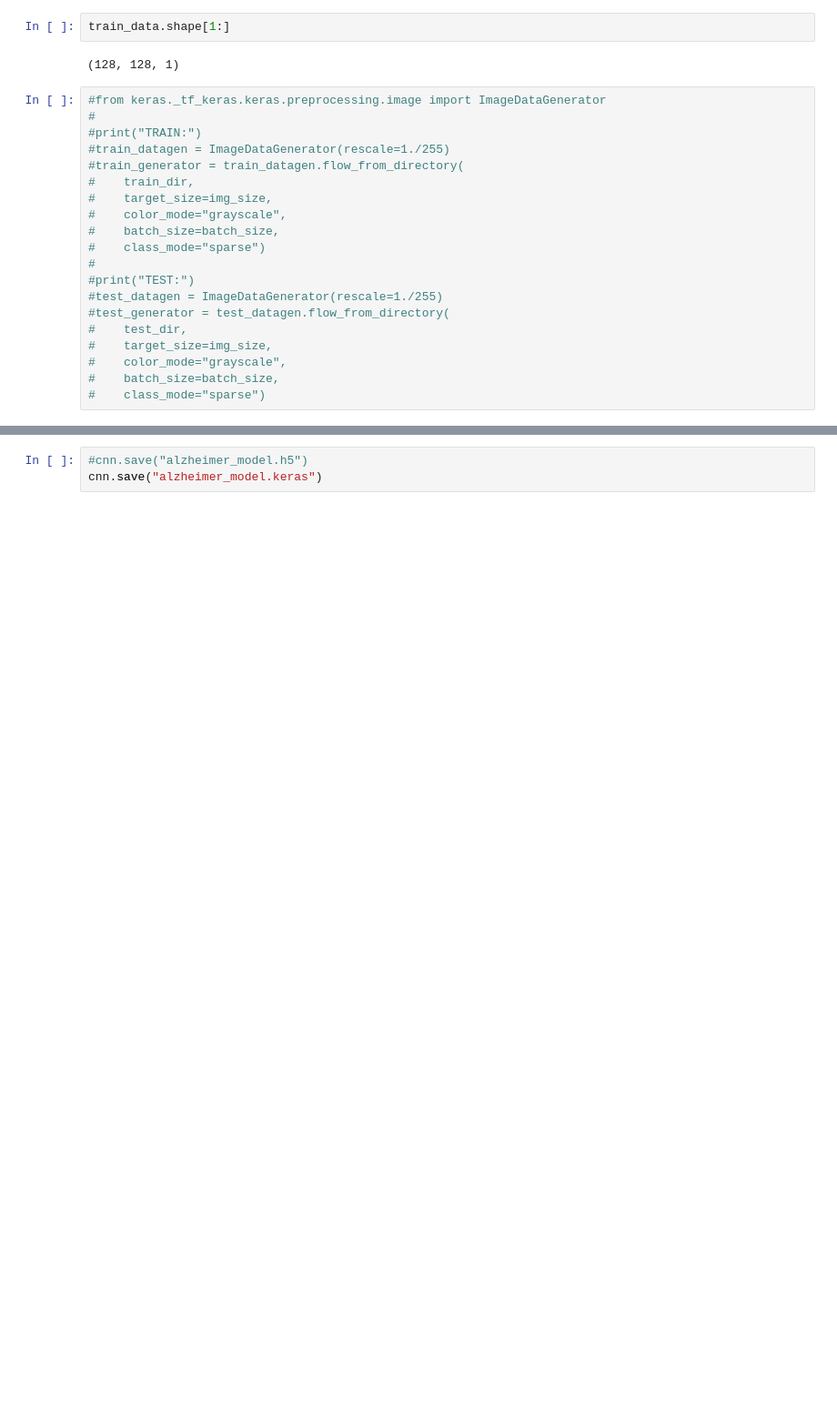
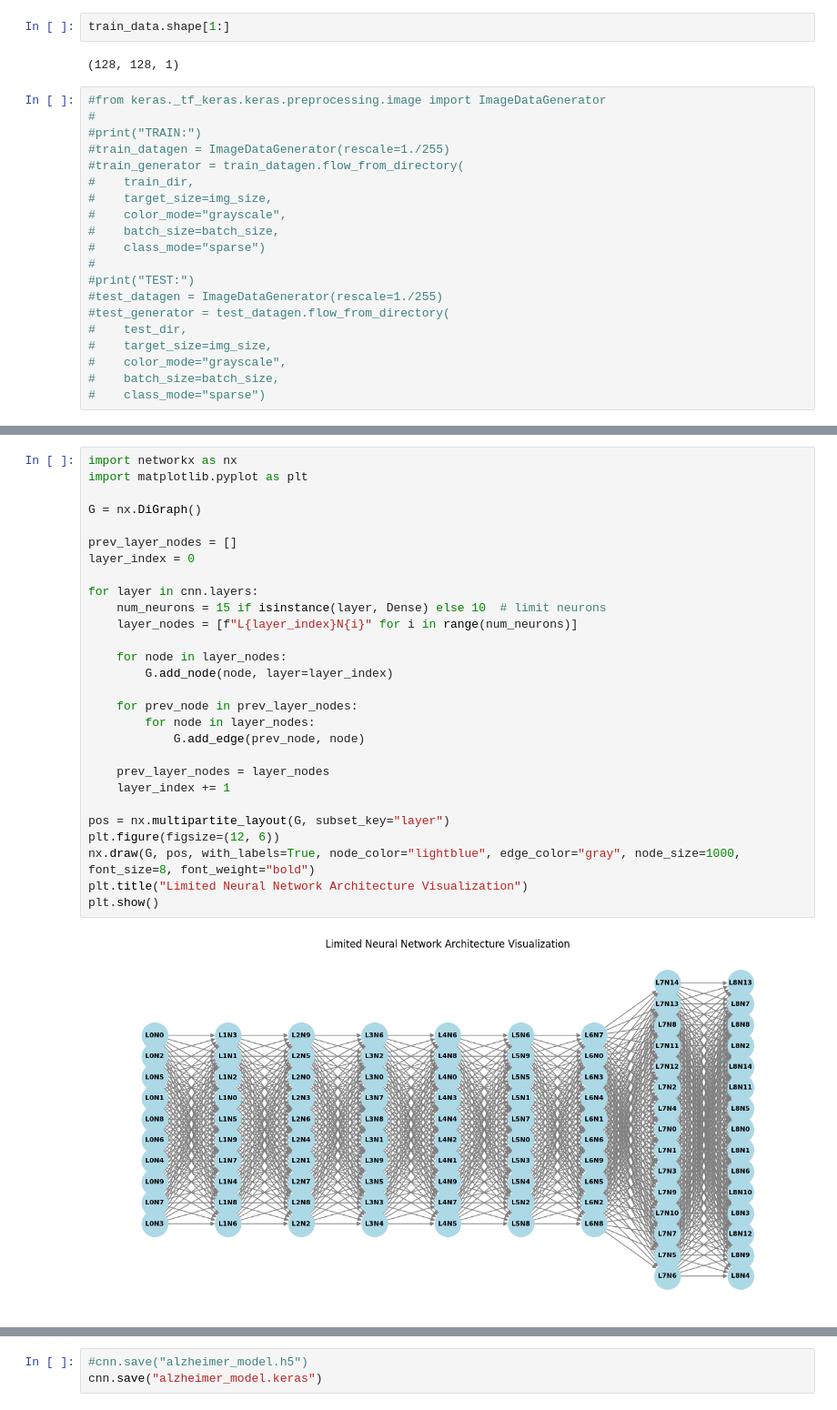
Before and after one commit to adityariski/alzheimer_classifier, a Jupyter notebook: alzheimer_model.ipynb, the cells around one changed output, grey strips where cells are left out. Shown: that part at 91% size. Saved outputs shown, nothing was run; the diff lists cells and outputs as text; blank space fills up the shorter version.

```diff
--- a/alzheimer_model.ipynb
+++ b/alzheimer_model.ipynb
@@ -163,5 +162,35 @@ Model: "sequential_1"
  Total params: 865,496 (3.30 MB)
  Trainable params: 865,496 (3.30 MB)
  Non-trainable params: 0 (0.00 B)
+# %%
+import networkx as nx
+import matplotlib.pyplot as plt
+
+G = nx.DiGraph()
+
+prev_layer_nodes = []
+layer_index = 0
+
+for layer in cnn.layers:
+    num_neurons = 15 if isinstance(layer, Dense) else 10  # limit neurons
+    layer_nodes = [f"L{layer_index}N{i}" for i in range(num_neurons)]
+
+    for node in layer_nodes:
+        G.add_node(node, layer=layer_index)
+
+    for prev_node in prev_layer_nodes:
+        for node in layer_nodes:
+            G.add_edge(prev_node, node)
+
+    prev_layer_nodes = layer_nodes
+    layer_index += 1
+
+pos = nx.multipartite_layout(G, subset_key="layer")
+plt.figure(figsize=(12, 6))
+nx.draw(G, pos, with_labels=True, node_color="lightblue", edge_color="gray", node_size=1000, font_size=8, font_weight="bold")
+plt.title("Limited Neural Network Architecture Visualization")
+plt.show()
+# %% [output]
+[figure, added]
 # %%
 early_stopping = tf.keras.callbacks.EarlyStopping(monitor = "val_loss", mode = "min", verbose = 1, patience = 4)
```
Also changed, not shown: parts of 14 cells of this notebook, 5 other files.
